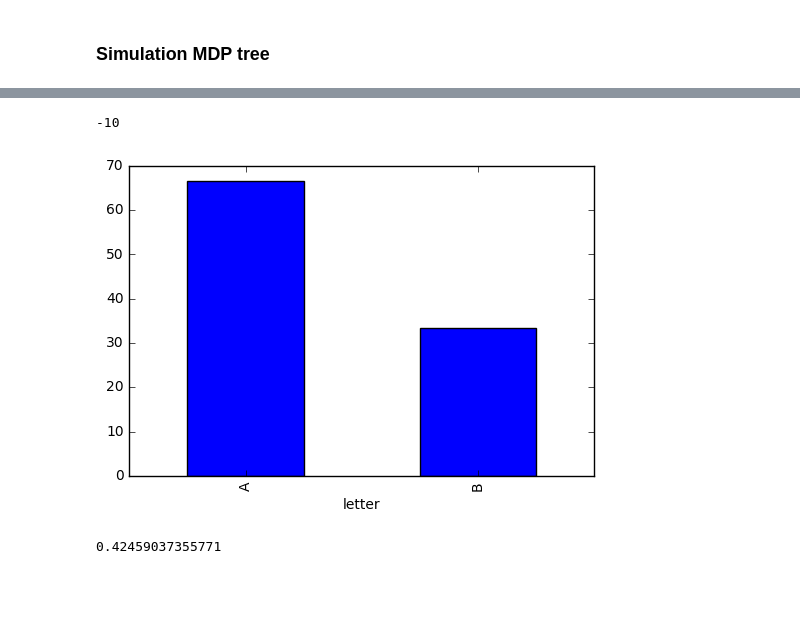
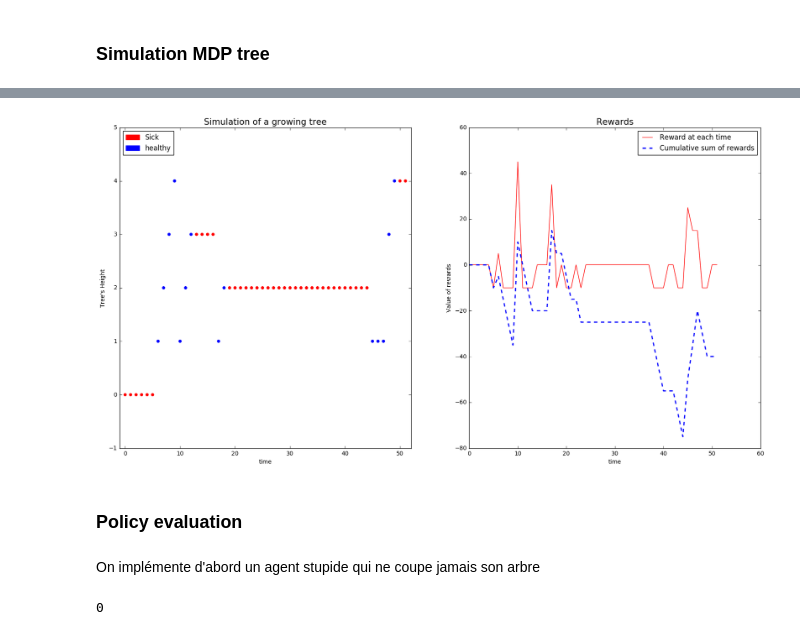
Before and after one commit to bigtdu53/tp1_reinforcment, a Jupyter notebook: tp1_reiforcment.ipynb, the cells around one changed output, grey strips where cells are left out. Drawn from its saved outputs; the diff is of its cells as text; code cells hidden in the pictures; blank space fills up the shorter version.

Commit message:
add agent

```diff
--- a/tp1_reiforcment.ipynb
+++ b/tp1_reiforcment.ipynb
@@ -142,5 +204,5 @@ class MDP :
 ### Simulation MDP tree
 # %%
 t=Tree(initSize=0,H=100)
-actions=[0,0,0,0,0,0,1,0,0,0,1,0,0,0,0,0,0,1,0,0,0,0,0]
+actions=[0,0,0,0,0,0,1,0,0,0,1,0,0,0,0,0,0,1,0,0,0,0,0,0,0,0,0,0,0,0,0,0,0,0,0,0,0,0,0,0,0,0,0,0,0,1,1,1,0,0,0,0]
 rewards,treeSizes,treeHealth=t.tree_MDP(actions)
@@ -176,20 +209,6 @@ plt.show()
-# %%
-np.cumsum(rewards)
-# %% [output]
--10
-# %%
-liste=['A']*2+['B']*1
-h=list()
-for i in range(200000):
-    h.append(random.choice(liste))
-H=pd.DataFrame(h,columns=['letter'])
-a=H.groupby('letter').letter.count()
-b=100*(a/a.sum())
-b.plot(kind='bar')
-plt.show()
-# %% [output]
-[figure, removed]
-# %%
-a=2
-# %% [output]
-0.42459037355771
+# %%
+t.plot_MDP_health(rewards,treeSizes,treeHealth)
+# %% [output]
+[figure, added]
+# %% [markdown]
+### Policy evaluation
@@ -195,0 +223,2 @@ a=2
+# %% [markdown]
+On implémente d'abord un agent stupide qui ne coupe jamais son arbre
@@ -195,0 +252,25 @@ a=2
+# %%
+nIter=100
+nbRuns=50
+rewards=np.zeros((nIter,nbRuns))
+treeSizes=np.zeros((nIter,nbRuns))
+rewardAmounts=[]
+tree=Tree(initSize=0,H=100)
+for run in range(nbRuns):
+    t=Tree(initSize=tree.initSize
+           ,costOfMaintenance=tree.costOfMaintenance
+           ,costOfPlanting=tree.costOfPlanting
+          ,H=tree.Hmax
+          ,valueUnitOfWood=tree.valueUnitOfWood)
+    actions=np.zeros(nIter)
+    rewards[:,run],treeSizes[:,run],treeHealth=t.tree_MDP(actions)
+    rewardAmounts.append(np.sum(rewards,axis=0))
+
+rewardAmount=np.mean(rewardAmounts)
+
+rewardAmount=np.mean(rewardAmounts)
+a=np.mean(rewards,axis=1)
+b=np.mean(treeSizes,axis=1)
+tree.initSize
+# %% [output]
+0
```
Also changed, not shown: parts of 11 cells of this notebook.
